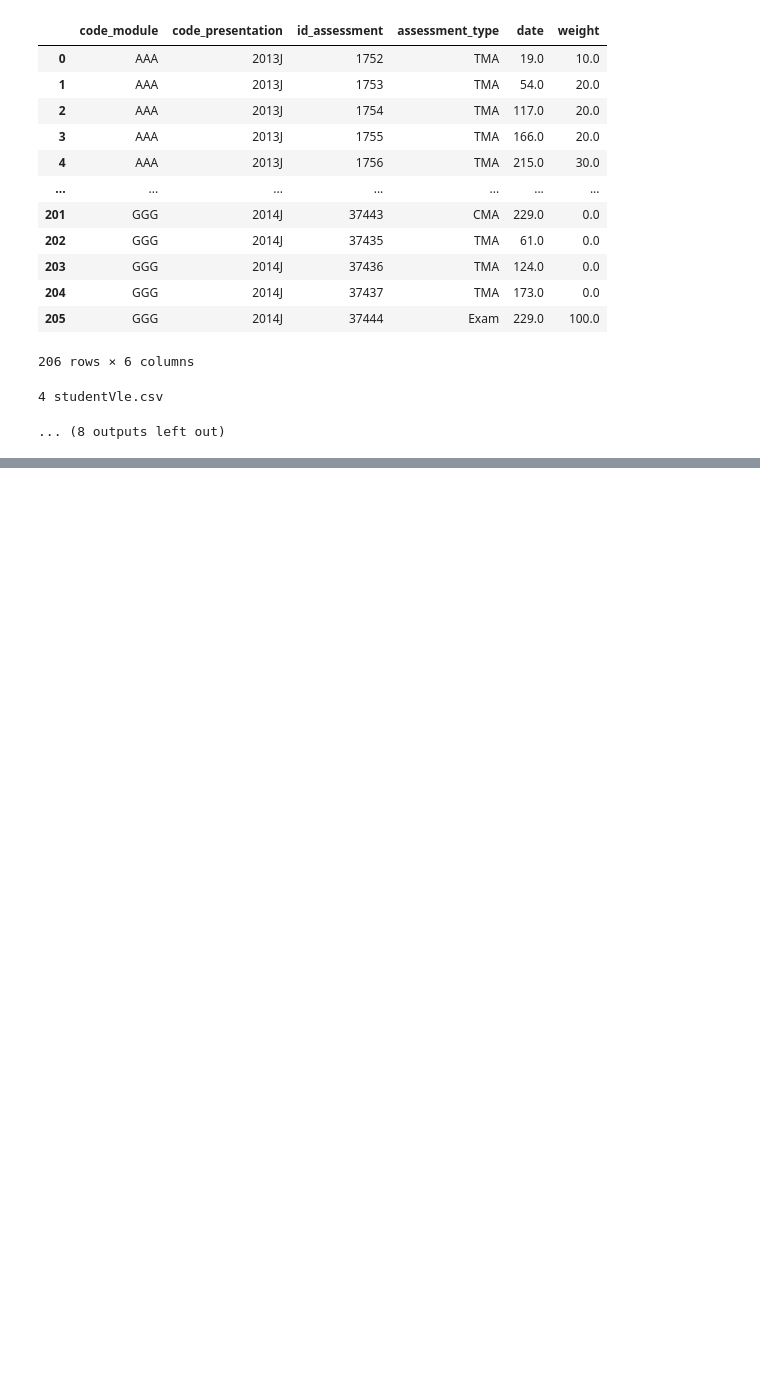
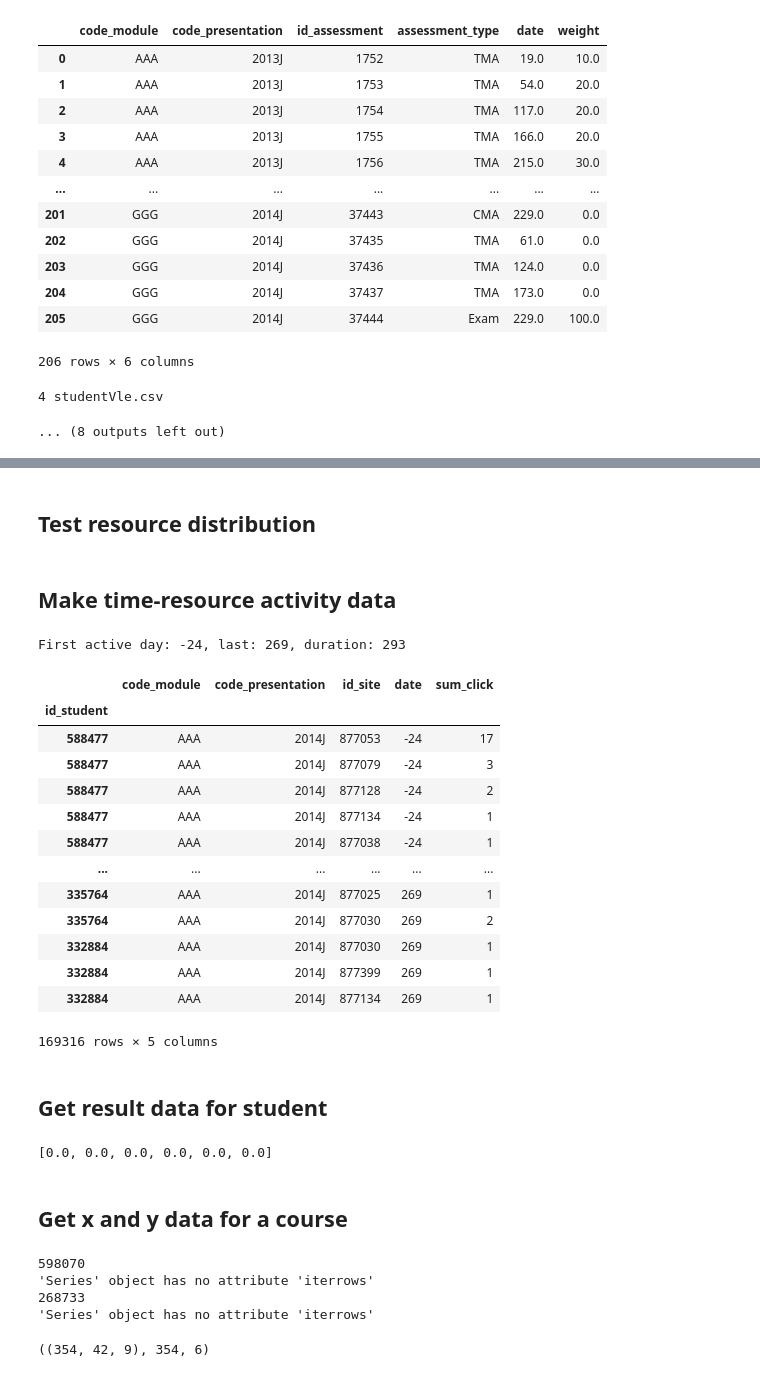
Before and after one commit to olagrasli/DataMiningProject, a Jupyter notebook: data_statistics/vle_stats.ipynb, the cells around one changed output, grey strips where cells are left out. Drawn from its saved outputs; the diff is of its cells as text; code cells hidden in the pictures; blank space fills up the shorter version.

```diff
--- a/data_statistics/vle_stats.ipynb
+++ b/data_statistics/vle_stats.ipynb
@@ -187,0 +182,8 @@ Name: score, dtype: float64]
+# %% [markdown]
+## Test resource distribution
+# %%
+code_module = 'AAA'
+code_presentation = '2014J'
+
+# extact module
+moduleStudentVle = studentVle_df[(studentVle_df['code_module']==code_module)&(studentVle_df['code_presentation']==code_presentation)]
@@ -187,0 +196,20 @@ Name: score, dtype: float64]
+# %% [markdown]
+## Make time-resource activity data
+# %%
+# make conversion from id site to resource type
+resource_conversion = {}
+for index, row in vle_df[(vle_df['code_module']==code_module)&(vle_df['code_presentation']==code_presentation)].iterrows():
+    resource_conversion.update({row['id_site']: row['activity_type']})
+
+course_resources = list(set(resource_conversion.values()))
+
+# figure out how to divide into time periods
+days = sorted(list(set(moduleStudentVle['date'])))
+first_active_day = days[0]
+last_active_day = days[-1]
+duration_in_days = last_active_day-first_active_day
+print(f"First active day: {first_active_day}, last: {last_active_day}, duration: {duration_in_days}")
+
+number_of_weeks = int(duration_in_days/7)+1
+# %% [output]
+First active day: -24, last: 269, duration: 293
@@ -187,0 +230,19 @@ Name: score, dtype: float64]
+# %%
+moduleStudentVle
+# %% [output]
+|  | code_module | code_presentation | id_site | date | sum_click |
+| id_student |  |  |  |  |  |
+| 588477 | AAA | 2014J | 877053 | -24 | 17 |
+| 588477 | AAA | 2014J | 877079 | -24 | 3 |
+| 588477 | AAA | 2014J | 877128 | -24 | 2 |
+| 588477 | AAA | 2014J | 877134 | -24 | 1 |
+| 588477 | AAA | 2014J | 877038 | -24 | 1 |
+| ... | ... | ... | ... | ... | ... |
+| 335764 | AAA | 2014J | 877025 | 269 | 1 |
+| 335764 | AAA | 2014J | 877030 | 269 | 2 |
+| 332884 | AAA | 2014J | 877030 | 269 | 1 |
+| 332884 | AAA | 2014J | 877399 | 269 | 1 |
+| 332884 | AAA | 2014J | 877134 | 269 | 1 |
+169316 rows × 5 columns
+# %% [markdown]
+## Get result data for student
@@ -187,0 +263,26 @@ Name: score, dtype: float64]
+# %%
+assessment_scores = get_assessment_scores(student_id, assessment_ids)
+assessment_scores
+# %% [output]
+[0.0, 0.0, 0.0, 0.0, 0.0, 0.0]
+# %% [markdown]
+## Get x and y data for a course
+# %%
+student_ids = list(set(moduleStudentVle.index))
+x, y = [], []
+for student_id in student_ids:
+    try:
+        click_matrix = get_click_matrix(student_id, number_of_weeks, course_resources, resource_conversion)
+        assessments = get_assessment_scores(student_id, assessment_ids)
+        if (not np.isnan(np.sum(assessments))):
+            x.append(click_matrix)
+            y.append(assessments)
+    except Exception as e:
+        print(student_id)
+        print(e)
+X = np.array(x)
+# %% [output]
+598070
+'Series' object has no attribute 'iterrows'
+268733
+'Series' object has no attribute 'iterrows'
@@ -187,0 +291,4 @@ Name: score, dtype: float64]
+# %%
+X.shape, len(y), len(y[0])
+# %% [output]
+((354, 42, 9), 354, 6)
```
Also changed, not shown: parts of 27 cells of this notebook.
